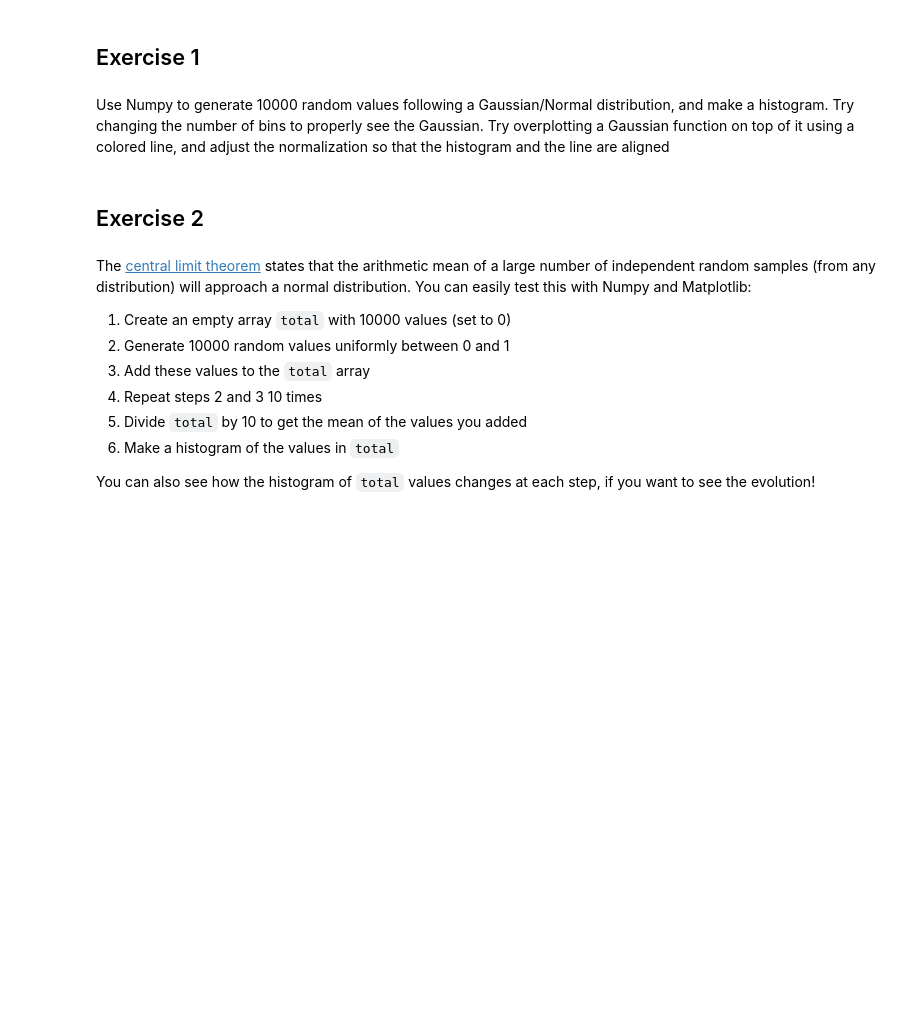
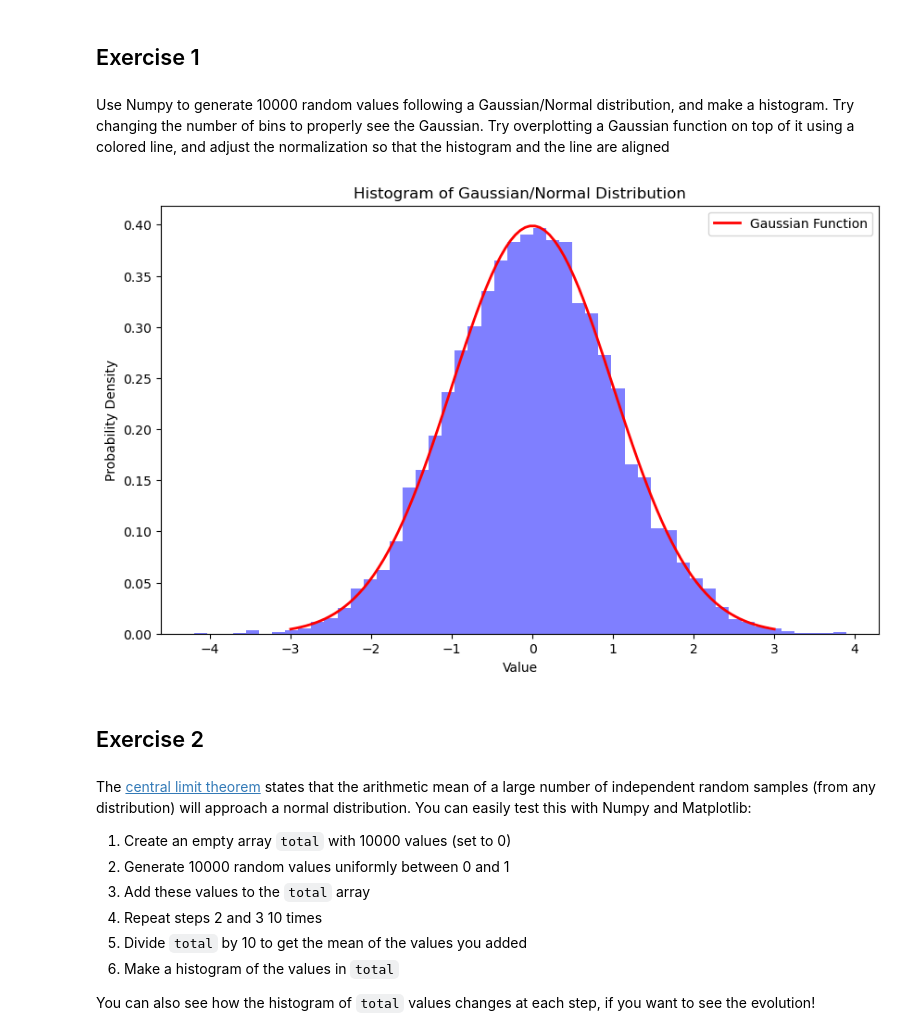
Before and after one commit to howardisaacson/Intro-to-Astro2024, a Jupyter notebook: Week3_Matplotlib_Exoplanets/Introduction_to_Matplotlib.ipynb, the cells around one changed output. Cells and saved outputs as stored; diff of their text form; code cells hidden in the pictures; blank space fills up the shorter version.

```diff
--- a/Week3_Matplotlib_Exoplanets/Introduction_to_Matplotlib.ipynb
+++ b/Week3_Matplotlib_Exoplanets/Introduction_to_Matplotlib.ipynb
@@ -410,3 +410,28 @@ Use Numpy to generate 10000 random values following a Gaussian/Normal distributi
+# %%
+# Generate 10,000 random values following a Gaussian/Normal distribution
+mean = 0
+std_dev = 1
+random_values = np.random.normal(mean, std_dev, 10000)
+
+# Create a histogram
+num_bins = 50
+fig, ax = plt.subplots(figsize=(10, 6))
+ax.hist(random_values, num_bins, density=True, facecolor='blue', alpha=0.5)
+
+# Overlay a Gaussian function
+x = np.linspace(mean - 3 * std_dev, mean + 3 * std_dev, 100)
+gaussian = (1 / (std_dev * np.sqrt(2 * np.pi))) * np.exp(-(x - mean)**2 / (2 * std_dev**2))
+ax.plot(x, gaussian, 'r-', linewidth=2, label='Gaussian Function')
+
+# Adjust the normalization so that the histogram and the line are aligned
+ax.set_ylabel('Probability Density')
+ax.set_xlabel('Value')
+ax.set_title('Histogram of Gaussian/Normal Distribution')
+ax.legend()
+
+plt.show()
+# %% [output]
+[figure, added]
 # %% [markdown]
 ## Exercise 2
 # %% [markdown]
```
Also changed, not shown: parts of 2 cells of this notebook, 3 other files.
